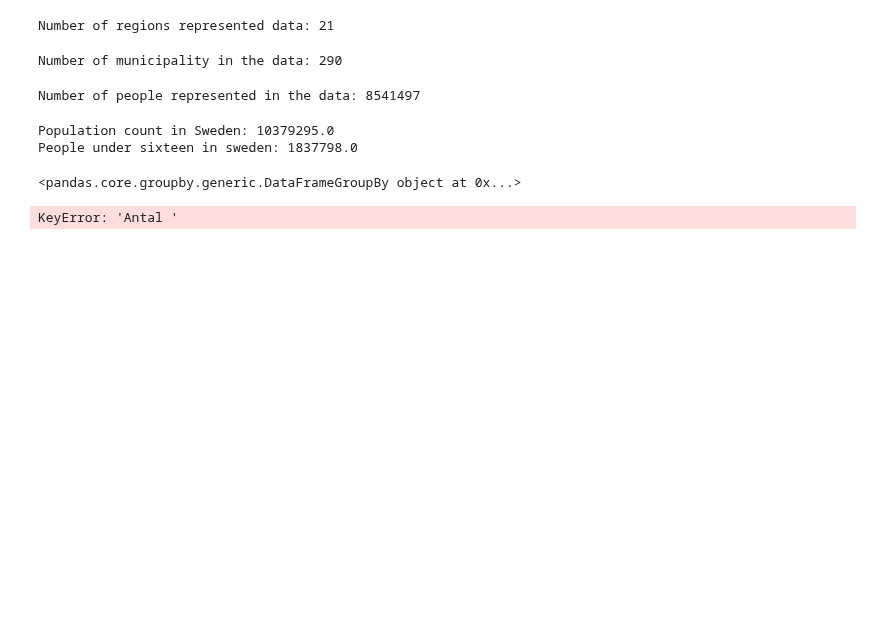
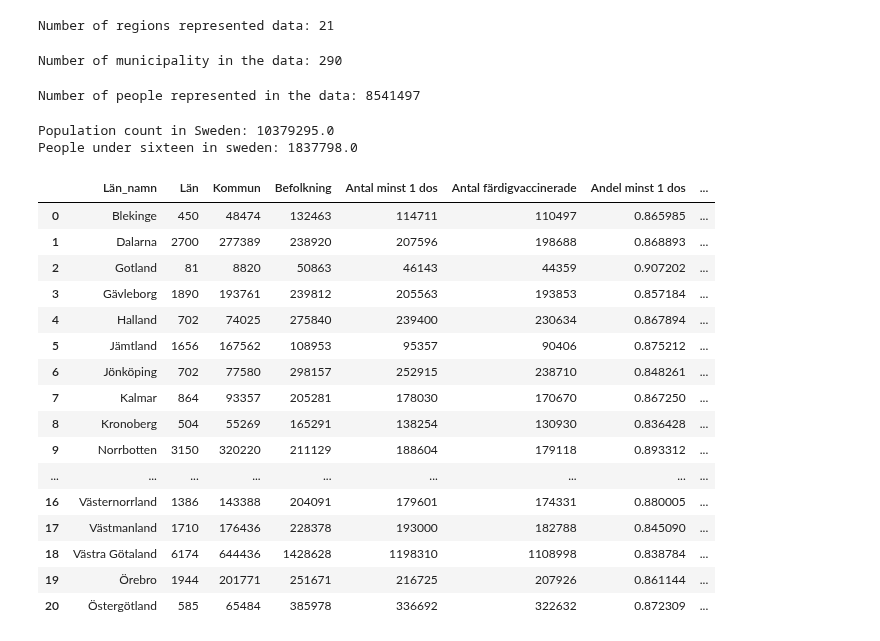
Before and after one commit to FabianAndersson17/Databehandling-Fabian-Andersson, a Jupyter notebook: Labs/Covid-19_Labb1.ipynb, the cells around one changed output. Drawn from its saved outputs; the diff is of its cells as text; code cells hidden in the pictures; blank space fills up the shorter version.

```diff
--- a/Labs/Covid-19_Labb1.ipynb
+++ b/Labs/Covid-19_Labb1.ipynb
@@ -200,9 +202,27 @@ print(f"People under sixteen in sweden: {people_under_16}")
 # %% [output]
 Population count in Sweden: 10379295.0
 People under sixteen in sweden: 1837798.0
-# %%
-test = covid19_vaccine_data.groupby("Län")
-test
-# %% [output]
-<pandas.core.groupby.generic.DataFrameGroupBy object at 0x...>
+# %%
+län_vaccine_data = covid19_vaccine_data.groupby("Län_namn").sum().reset_index()
+län_vaccine_data["Andel minst 1 dos"] = län_vaccine_data["Antal minst 1 dos"]/län_vaccine_data["Befolkning"]
+län_vaccine_data["Andel färdigvaccinerade"] = län_vaccine_data["Antal färdigvaccinerade"]/län_vaccine_data["Befolkning"]
+län_vaccine_data
+# %% [output]
+|  | Län_namn | Län | Kommun | Befolkning | Antal minst 1 dos | Antal färdigvaccinerade | Andel minst 1 dos | ... |
+| 0 | Blekinge | 450 | 48474 | 132463 | 114711 | 110497 | 0.865985 | ... |
+| 1 | Dalarna | 2700 | 277389 | 238920 | 207596 | 198688 | 0.868893 | ... |
+| 2 | Gotland | 81 | 8820 | 50863 | 46143 | 44359 | 0.907202 | ... |
+| 3 | Gävleborg | 1890 | 193761 | 239812 | 205563 | 193853 | 0.857184 | ... |
+| 4 | Halland | 702 | 74025 | 275840 | 239400 | 230634 | 0.867894 | ... |
+| 5 | Jämtland | 1656 | 167562 | 108953 | 95357 | 90406 | 0.875212 | ... |
+| 6 | Jönköping | 702 | 77580 | 298157 | 252915 | 238710 | 0.848261 | ... |
+| 7 | Kalmar | 864 | 93357 | 205281 | 178030 | 170670 | 0.867250 | ... |
+| 8 | Kronoberg | 504 | 55269 | 165291 | 138254 | 130930 | 0.836428 | ... |
+| 9 | Norrbotten | 3150 | 320220 | 211129 | 188604 | 179118 | 0.893312 | ... |
+| ... | ... | ... | ... | ... | ... | ... | ... | ... |
+| 16 | Västernorrland | 1386 | 143388 | 204091 | 179601 | 174331 | 0.880005 | ... |
+| 17 | Västmanland | 1710 | 176436 | 228378 | 193000 | 182788 | 0.845090 | ... |
+| 18 | Västra Götaland | 6174 | 644436 | 1428628 | 1198310 | 1108998 | 0.838784 | ... |
+| 19 | Örebro | 1944 | 201771 | 251671 | 216725 | 207926 | 0.861144 | ... |
+| 20 | Östergötland | 585 | 65484 | 385978 | 336692 | 322632 | 0.872309 | ... |
 # %%
@@ -212,7 +233,0 @@ fig.show()
-# %%
-beta = covid19_vaccine_data.groupby("Län_namn").sum()
-beta["Andel minst 1 dos"] = beta["Antal minst 1 dos"]/beta["Befolkning"]
-beta["Andel färdigvaccinerade"] = beta["Antal "]
-beta
-# %% [output]
-KeyError: 'Antal '
```
Also changed, not shown: parts of 6 cells of this notebook.
